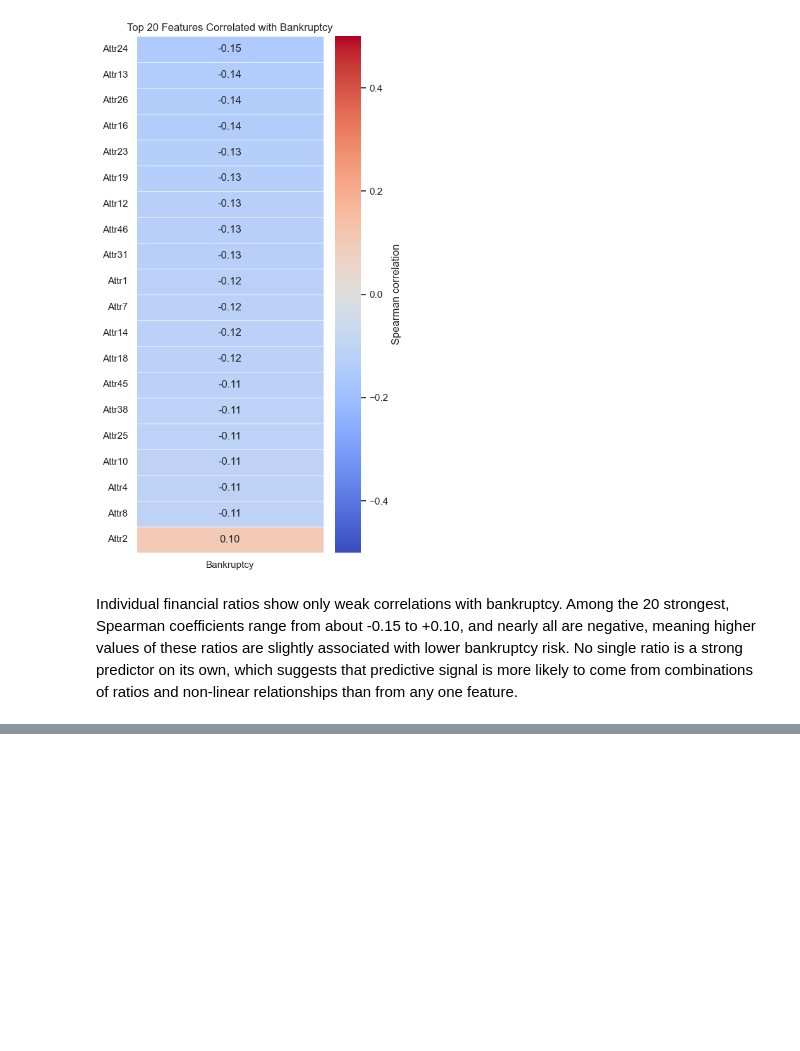
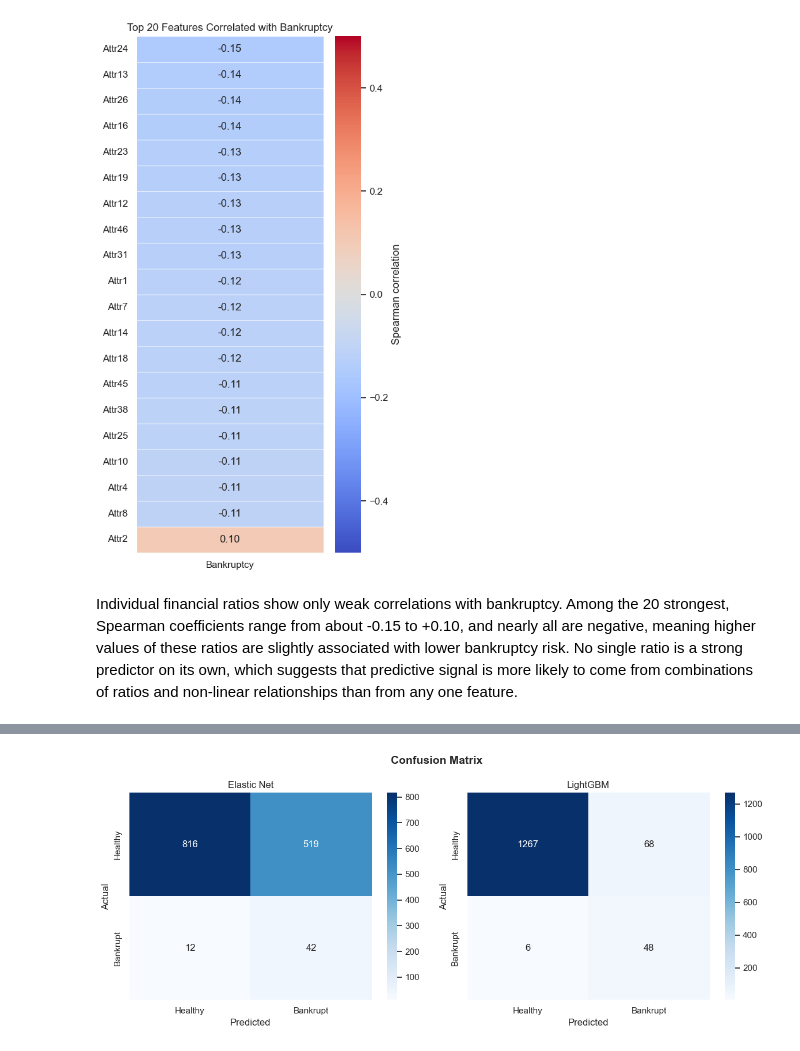
Before and after one commit to EegunjobiF/-financial-distress-early-warning, a Jupyter notebook: Early_Warning_Financial_Distress_Model.ipynb, the cells around one changed output, grey strips where cells are left out. Saved outputs shown, nothing was run; the diff lists cells and outputs as text; code cells hidden in the pictures; blank space fills up the shorter version.

Commit message:
feat: build bankruptcy prediction model with Elastic Net and LightGBM + SHAP

```diff
--- a/Early_Warning_Financial_Distress_Model.ipynb
+++ b/Early_Warning_Financial_Distress_Model.ipynb
@@ -348,0 +616,20 @@ Unexpected extra columns: [] | total columns: 65
+# %%
+# Cross-validated and test scores for every model and feature set.
+results = []
+
+for fs_name, cols in feature_sets.items():
+    for model_name, search in fitted[fs_name].items():
+        pr_test, roc_test = evaluate(search, cols)
+        results.append({
+            "features": fs_name,
+            "model": model_name,
+            "cv_pr_auc": round(search.best_score_, 4),
+            "test_pr_auc": round(pr_test, 4),
+            "test_roc_auc": round(roc_test, 4),
+            "best_params": search.best_params_,
+        })
+
+results_df = pd.DataFrame(results)
+print(results_df.drop(columns="best_params").to_string(index=False))
+print("\nBaseline PR-AUC of a random model (bankruptcy rate in test):",
+      round(y_test.mean(), 4))
@@ -348,0 +842,38 @@ Unexpected extra columns: [] | total columns: 65
+# %%
+# Confusion matrices for both models on the held-out test set, using the
+# threshold chosen for each model from the training folds.
+import os
+import matplotlib.pyplot as plt
+import seaborn as sns
+from sklearn.metrics import confusion_matrix
+
+os.makedirs("Plots", exist_ok=True)
+
+models = ["ElasticNet", "LightGBM"]
+titles = {"ElasticNet": "Elastic Net", "LightGBM": "LightGBM"}
+thr = {r["model"]: r["threshold"] for r in threshold_results}
+fs = {r["model"]: r["features"] for r in threshold_results}
+
+proba = {m: fitted[fs[m]][m].predict_proba(X_test[feature_sets[fs[m]]])[:, 1]
+         for m in models}
+pred = {m: (proba[m] >= thr[m]).astype(int) for m in models}
+
+fig, axes = plt.subplots(1, 2, figsize=(12, 5))
+for ax, m in zip(axes, models):
+    sns.heatmap(
+        confusion_matrix(y_test, pred[m]),
+        annot=True, fmt='d', cmap='Blues',
+        xticklabels=['Healthy', 'Bankrupt'],
+        yticklabels=['Healthy', 'Bankrupt'],
+        ax=ax
+    )
+    ax.set_title(titles[m])
+    ax.set_xlabel('Predicted')
+    ax.set_ylabel('Actual')
+
+plt.suptitle('Confusion Matrix', fontsize=14, fontweight='bold')
+plt.tight_layout()
+plt.savefig('Plots/Confusion_matrices_for_both.png', dpi=150, bbox_inches='tight')
+plt.show()
+# %% [output]
+[figure, added]
```
Also changed, not shown: parts of 38 cells of this notebook.
